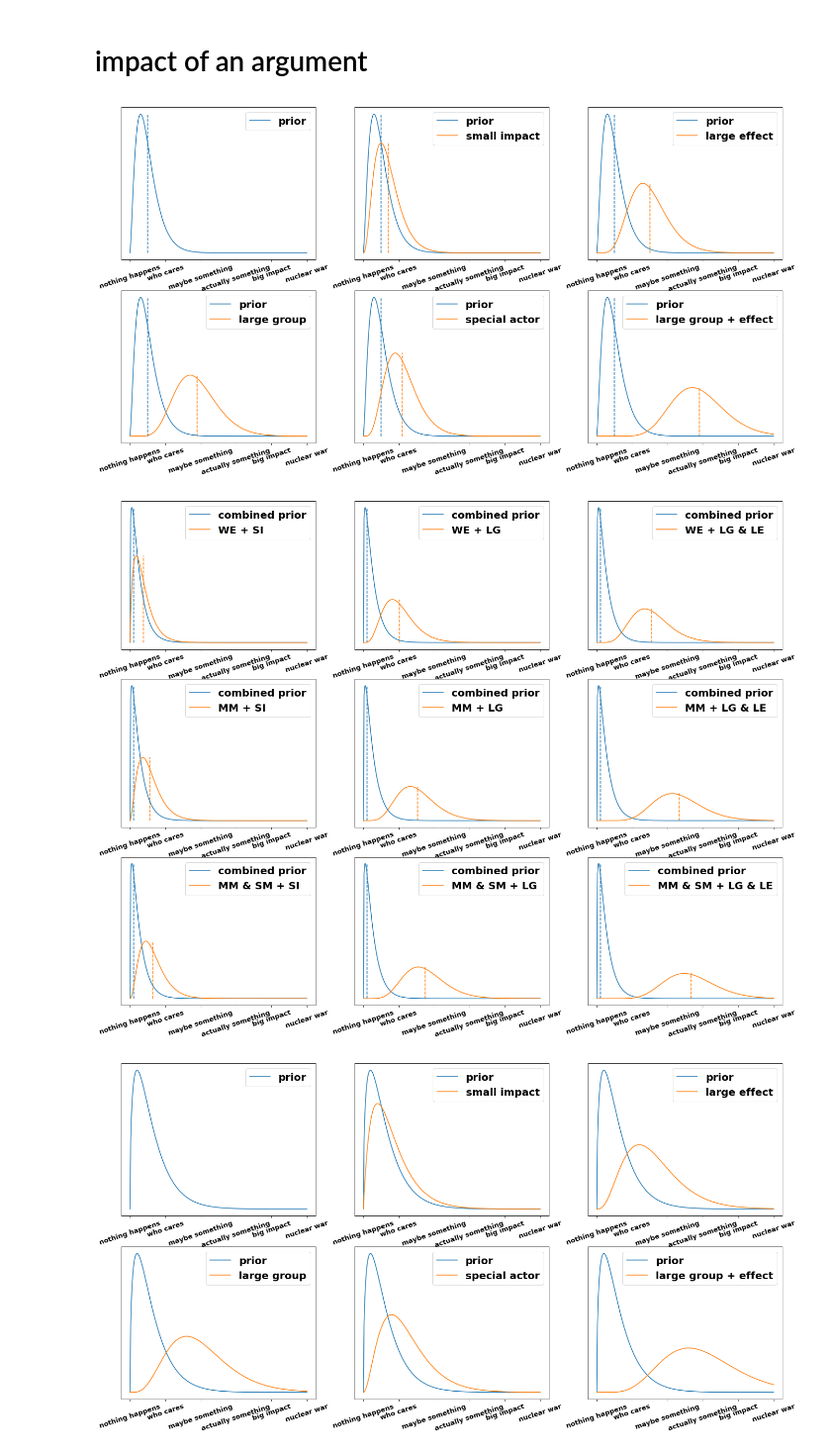
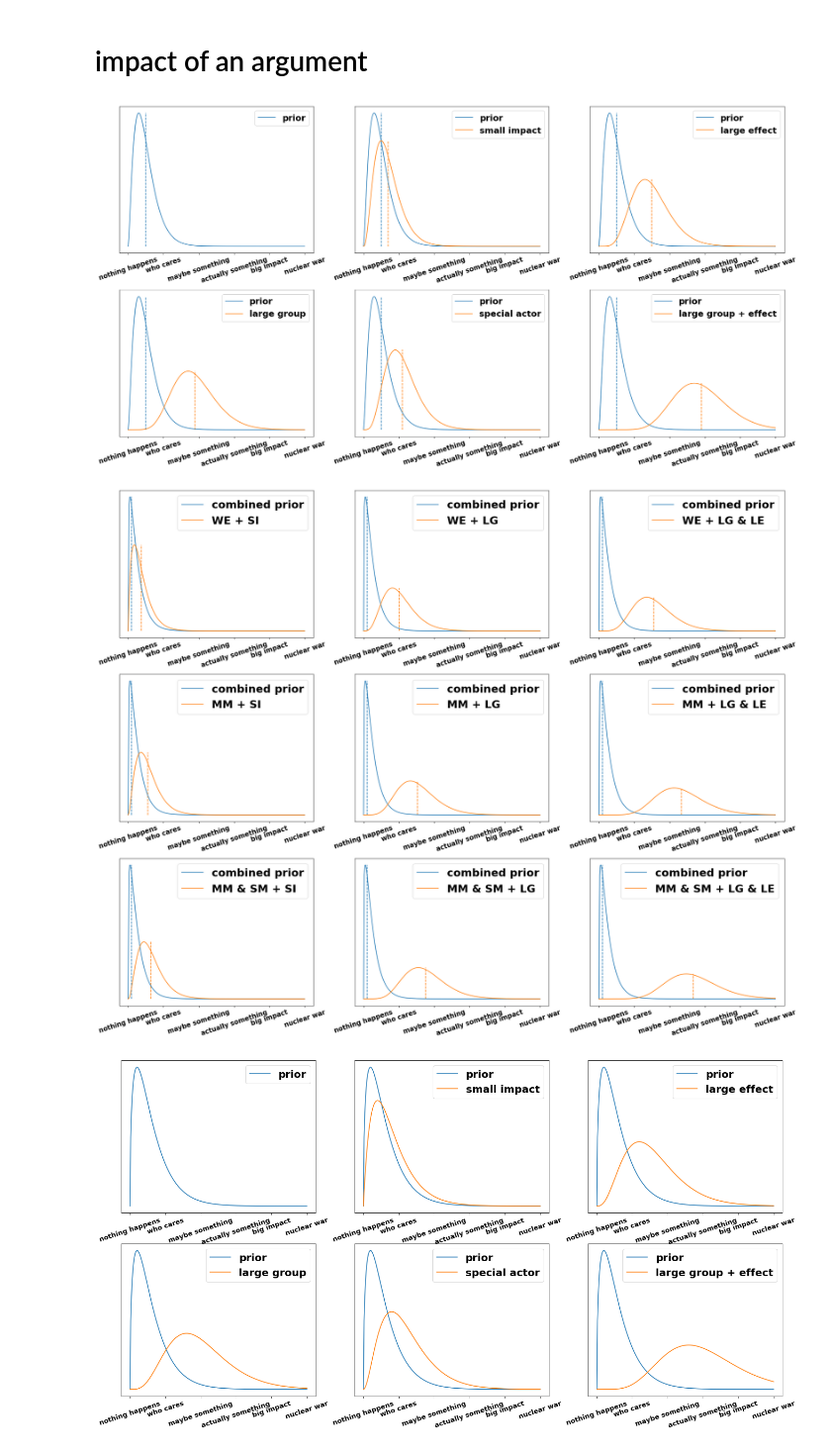
Before and after one commit to mariushobbhahn/mariushobbhahn.github.io, a Jupyter notebook: img/Probabilistic_Judging_1/Probabilistic Judging Part1.ipynb, the cells around one changed output. Shown at 99% size. Cells and saved outputs as stored; diff of their text form; code cells hidden in the pictures.

```diff
--- a/img/Probabilistic_Judging_1/Probabilistic Judging Part1.ipynb
+++ b/img/Probabilistic_Judging_1/Probabilistic Judging Part1.ipynb
@@ -2,3 +2,5 @@
 import numpy as np
 import matplotlib.pyplot as plt
 %matplotlib inline
+plt.rcParams["font.weight"] = "bold"
+plt.rcParams["axes.labelweight"] = "bold"
@@ -114,12 +176,13 @@ gamma_5 = gamma.pdf(x_gamma, g_5, scale=s)
 fig, axs = plt.subplots(nrows=2, ncols=3, sharex=False, figsize=(23, 12))
 x_labels = ['', 'nothing happens', 'who cares', 'maybe something', 'actually something', 'big impact', 'nuclear war' ]
 
+fs_tick_labels = 15
 
 axs[0][0].plot(x_gamma, gamma_p, label='prior')
 axs[0][0].vlines(g_p*s, ymin=0, ymax=1*gamma_p.max(), linestyle='dashed', alpha=1, color="#1f77b4")
 axs[0][0].set_yticklabels([])
 axs[0][0].set_yticks([])
-axs[0][0].set_xticklabels(x_labels, fontdict={'fontsize':13})
+axs[0][0].set_xticklabels(x_labels, fontdict={'fontsize':fs_tick_labels})
 axs[0][0].legend(prop={'size': 20})
 
 axs[0][1].plot(x_gamma, gamma_p, label='prior')
@@ -128,7 +191,7 @@ axs[0][1].vlines(g_p*s, ymin=0, ymax=1*gamma_p.max(), linestyle='dashed', alpha=
 axs[0][1].vlines(g_1*s, ymin=0, ymax=1*gamma_1.max(), linestyle='dashed', alpha=1, color="#ff7f0e")
 axs[0][1].set_yticklabels([])
 axs[0][1].set_yticks([])
-axs[0][1].set_xticklabels(x_labels, fontdict={'fontsize':13})
+axs[0][1].set_xticklabels(x_labels, fontdict={'fontsize':fs_tick_labels})
 axs[0][1].legend(prop={'size': 20})
 
 axs[0][2].plot(x_gamma, gamma_p, label='prior')
@@ -137,7 +200,7 @@ axs[0][2].vlines(g_p*s, ymin=0, ymax=1*gamma_p.max(), linestyle='dashed', alpha=
 axs[0][2].vlines(g_2*s, ymin=0, ymax=1*gamma_2.max(), linestyle='dashed', alpha=1, color="#ff7f0e")
 axs[0][2].set_yticklabels([])
 axs[0][2].set_yticks([])
-axs[0][2].set_xticklabels(x_labels, fontdict={'fontsize':13})
+axs[0][2].set_xticklabels(x_labels, fontdict={'fontsize':fs_tick_labels})
 axs[0][2].legend(prop={'size': 20})
 
 axs[1][0].plot(x_gamma, gamma_p, label='prior')
@@ -146,7 +209,7 @@ axs[1][0].vlines(g_p*s, ymin=0, ymax=1*gamma_p.max(), linestyle='dashed', alpha=
 axs[1][0].vlines(g_3*s, ymin=0, ymax=1*gamma_3.max(), linestyle='dashed', alpha=1, color="#ff7f0e")
 axs[1][0].set_yticklabels([])
 axs[1][0].set_yticks([])
-axs[1][0].set_xticklabels(x_labels, fontdict={'fontsize':13})
+axs[1][0].set_xticklabels(x_labels, fontdict={'fontsize':fs_tick_labels})
 axs[1][0].legend(prop={'size': 20})
 
 axs[1][1].plot(x_gamma, gamma_p, label='prior')
@@ -155,7 +218,7 @@ axs[1][1].vlines(g_p*s, ymin=0, ymax=1*gamma_p.max(), linestyle='dashed', alpha=
 axs[1][1].vlines(g_4*s, ymin=0, ymax=1*gamma_4.max(), linestyle='dashed', alpha=1, color="#ff7f0e")
 axs[1][1].set_yticklabels([])
 axs[1][1].set_yticks([])
-axs[1][1].set_xticklabels(x_labels, fontdict={'fontsize':13})
+axs[1][1].set_xticklabels(x_labels, fontdict={'fontsize':fs_tick_labels})
 axs[1][1].legend(prop={'size': 20})
 
 axs[1][2].plot(x_gamma, gamma_p, label='prior')
@@ -164,16 +227,19 @@ axs[1][2].vlines(g_p*s, ymin=0, ymax=1*gamma_p.max(), linestyle='dashed', alpha=
 axs[1][2].vlines(g_5*s, ymin=0, ymax=1*gamma_5.max(), linestyle='dashed', alpha=1, color="#ff7f0e")
 axs[1][2].set_yticklabels([])
 axs[1][2].set_yticks([])
-axs[1][2].set_xticklabels(x_labels, fontdict={'fontsize':13})
+axs[1][2].set_xticklabels(x_labels, fontdict={'fontsize':fs_tick_labels})
 axs[1][2].legend(prop={'size': 20})
 
 for ax in fig.axes:
     plt.sca(ax)
     plt.xticks(rotation=18)
 
+plt.tight_layout()
+plt.savefig('UBI_impact.png', dpi=300)
+
 plt.show();
 # %% [output]
-[figure, old version]
+[figure, new version]
 # %%
 #combine
 def gamma_beta(x, a, b, g, s):
@@ -195,6 +261,8 @@ gb_exp_5_5, gamma_beta_5_5 = gamma_beta(x_gamma, a_5, b_5, g_5, s)
 fig, axs = plt.subplots(nrows=3, ncols=3, sharex=False, figsize=(23, 18))
 x_labels = ['', 'nothing happens', 'who cares', 'maybe something', 'actually something', 'big impact', 'nuclear war' ]
 
+
+fs_tick_labels = 15
 
 axs[0][0].plot(x_gamma, gamma_beta_p, label='combined prior')
 axs[0][0].plot(x_gamma, gamma_beta_1_1, label='WE + SI')
@@ -202,8 +270,8 @@ axs[0][0].vlines(gb_exp_p*s, ymin=0, ymax=1*gamma_beta_p.max(), linestyle='dashe
 axs[0][0].vlines(gb_exp_1_1*s*g_1, ymin=0, ymax=1*gamma_beta_1_1.max(), linestyle='dashed', alpha=1, color="#ff7f0e")
 axs[0][0].set_yticklabels([])
 axs[0][0].set_yticks([])
-axs[0][0].set_xticklabels(x_labels, fontdict={'fontsize':13})
-axs[0][0].legend(prop={'size': 20})
+axs[0][0].set_xticklabels(x_labels, fontdict={'fontsize':fs_tick_labels})
+axs[0][0].legend(prop={'size': 25})
 
 axs[0][1].plot(x_gamma, gamma_beta_p, label='combined prior')
 axs[0][1].plot(x_gamma, gamma_beta_1_3, label='WE + LG')
@@ -211,8 +279,8 @@ axs[0][1].vlines(gb_exp_p*s, ymin=0, ymax=1*gamma_beta_p.max(), linestyle='dashe
 axs[0][1].vlines(gb_exp_1_3*s*g_3, ymin=0, ymax=1*gamma_beta_1_3.max(), linestyle='dashed', alpha=1, color="#ff7f0e")
 axs[0][1].set_yticklabels([])
 axs[0][1].set_yticks([])
-axs[0][1].set_xticklabels(x_labels, fontdict={'fontsize':13})
-axs[0][1].legend(prop={'size': 20})
+axs[0][1].set_xticklabels(x_labels, fontdict={'fontsize':fs_tick_labels})
+axs[0][1].legend(prop={'size': 25})
 
 axs[0][2].plot(x_gamma, gamma_beta_p, label='combined prior')
 axs[0][2].plot(x_gamma, gamma_beta_1_5, label='WE + LG & LE')
@@ -220,8 +288,8 @@ axs[0][2].vlines(gb_exp_p*s, ymin=0, ymax=1*gamma_beta_p.max(), linestyle='dashe
 axs[0][2].vlines(gb_exp_1_5*s*g_5, ymin=0, ymax=1*gamma_beta_1_5.max(), linestyle='dashed', alpha=1, color="#ff7f0e")
 axs[0][2].set_yticklabels([])
 axs[0][2].set_yticks([])
-axs[0][2].set_xticklabels(x_labels, fontdict={'fontsize':13})
-axs[0][2].legend(prop={'size': 20})
+axs[0][2].set_xticklabels(x_labels, fontdict={'fontsize':fs_tick_labels})
+axs[0][2].legend(prop={'size': 25})
 
 axs[1][0].plot(x_gamma, gamma_beta_p, label='combined prior')
 axs[1][0].plot(x_gamma, gamma_beta_3_1, label='MM + SI')
@@ -229,8 +297,8 @@ axs[1][0].vlines(gb_exp_p*s, ymin=0, ymax=1*gamma_beta_p.max(), linestyle='dashe
 axs[1][0].vlines(gb_exp_3_1*s*g_1, ymin=0, ymax=1*gamma_beta_3_1.max(), linestyle='dashed', alpha=1, color="#ff7f0e")
 axs[1][0].set_yticklabels([])
 axs[1][0].set_yticks([])
-axs[1][0].set_xticklabels(x_labels, fontdict={'fontsize':13})
-axs[1][0].legend(prop={'size': 20})
+axs[1][0].set_xticklabels(x_labels, fontdict={'fontsize':fs_tick_labels})
+axs[1][0].legend(prop={'size': 25})
 
 axs[1][1].plot(x_gamma, gamma_beta_p, label='combined prior')
 axs[1][1].plot(x_gamma, gamma_beta_3_3, label='MM + LG')
@@ -238,8 +306,8 @@ axs[1][1].vlines(gb_exp_p*s, ymin=0, ymax=1*gamma_beta_p.max(), linestyle='dashe
 axs[1][1].vlines(gb_exp_3_3*s*g_3, ymin=0, ymax=1*gamma_beta_3_3.max(), linestyle='dashed', alpha=1, color="#ff7f0e")
 axs[1][1].set_yticklabels([])
 axs[1][1].set_yticks([])
-axs[1][1].set_xticklabels(x_labels, fontdict={'fontsize':13})
-axs[1][1].legend(prop={'size': 20})
+axs[1][1].set_xticklabels(x_labels, fontdict={'fontsize':fs_tick_labels})
+axs[1][1].legend(prop={'size': 25})
 
 axs[1][2].plot(x_gamma, gamma_beta_p, label='combined prior')
 axs[1][2].plot(x_gamma, gamma_beta_3_5, label='MM + LG & LE')
@@ -247,44 +315,47 @@ axs[1][2].vlines(gb_exp_p*s, ymin=0, ymax=1*gamma_beta_p.max(), linestyle='dashe
 axs[1][2].vlines(gb_exp_3_5*s*g_5, ymin=0, ymax=1*gamma_beta_3_5.max(), linestyle='dashed', alpha=1, color="#ff7f0e")
 axs[1][2].set_yticklabels([])
 axs[1][2].set_yticks([])
-axs[1][2].set_xticklabels(x_labels, fontdict={'fontsize':13})
-axs[1][2].legend(prop={'size': 20})
+axs[1][2].set_xticklabels(x_labels, fontdict={'fontsize':fs_tick_labels})
+axs[1][2].legend(prop={'size': 25})
 
 axs[2][0].plot(x_gamma, gamma_beta_p, label='combined prior')
 axs[2][0].plot(x_gamma, gamma_beta_5_1, label='MM & SM + SI')
 axs[2][0].vlines(gb_exp_p*s, ymin=0, ymax=1*gamma_beta_p.max(), linestyle='dashed', alpha=1, color="#1f77b4")
 axs[2][0].vlines(gb_exp_5_1*s*g_1, ymin=0, ymax=1*gamma_beta_5_1.max(), linestyle='dashed', alpha=1, color="#ff7f0e")
 axs[2][0].set_yticklabels([])
 axs[2][0].set_yticks([])
-axs[2][0].set_xticklabels(x_labels, fontdict={'fontsize':13})
-axs[2][0].legend(prop={'size': 20})
+axs[2][0].set_xticklabels(x_labels, fontdict={'fontsize':fs_tick_labels})
+axs[2][0].legend(prop={'size': 25})
 
 axs[2][1].plot(x_gamma, gamma_beta_p, label='combined prior')
 axs[2][1].plot(x_gamma, gamma_beta_5_3, label='MM & SM + LG')
 axs[2][1].vlines(gb_exp_p*s, ymin=0, ymax=1*gamma_beta_p.max(), linestyle='dashed', alpha=1, color="#1f77b4")
 axs[2][1].vlines(gb_exp_5_3*s*g_3, ymin=0, ymax=1*gamma_beta_5_3.max(), linestyle='dashed', alpha=1, color="#ff7f0e")
 axs[2][1].set_yticklabels([])
 axs[2][1].set_yticks([])
-axs[2][1].set_xticklabels(x_labels, fontdict={'fontsize':13})
-axs[2][1].legend(prop={'size': 20})
+axs[2][1].set_xticklabels(x_labels, fontdict={'fontsize':fs_tick_labels})
+axs[2][1].legend(prop={'size': 25})
 
 axs[2][2].plot(x_gamma, gamma_beta_p, label='combined prior')
 axs[2][2].plot(x_gamma, gamma_beta_5_5, label='MM & SM + LG & LE')
 axs[2][2].vlines(gb_exp_p*s, ymin=0, ymax=1*gamma_beta_p.max(), linestyle='dashed', alpha=1, color="#1f77b4")
 axs[2][2].vlines(gb_exp_5_5*s*g_5, ymin=0, ymax=1*gamma_beta_5_5.max(), linestyle='dashed', alpha=1, color="#ff7f0e")
 axs[2][2].set_yticklabels([])
 axs[2][2].set_yticks([])
-axs[2][2].set_xticklabels(x_labels, fontdict={'fontsize':13})
-axs[2][2].legend(prop={'size': 20})
+axs[2][2].set_xticklabels(x_labels, fontdict={'fontsize':fs_tick_labels})
+axs[2][2].legend(prop={'size': 25})
 
 
 for ax in fig.axes:
     plt.sca(ax)
     plt.xticks(rotation=18)
 
+plt.tight_layout()
+plt.savefig('UBI_combined.png', dpi=300)
+
 plt.show();
 # %% [output]
-[figure, old version]
+[figure, new version]
 # %%
 # check out chi2
 from scipy.stats import chi2
```
Also changed, not shown: parts of 5 cells of this notebook, 12 other files.
